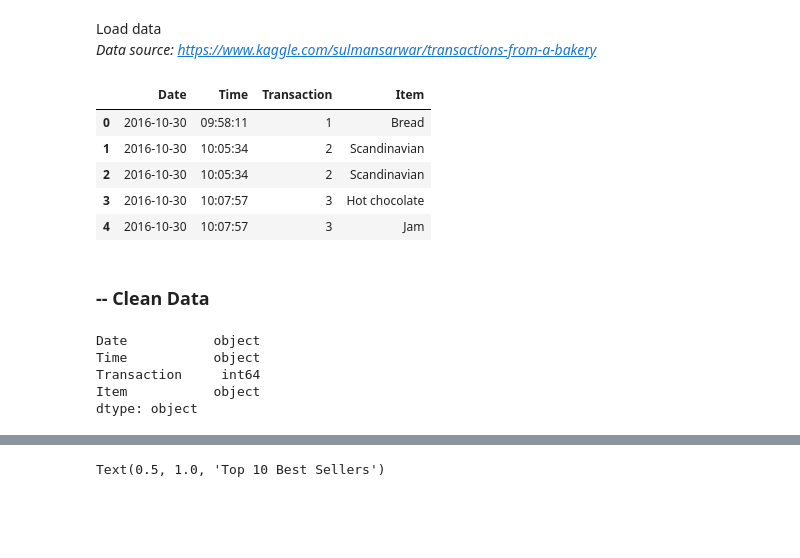
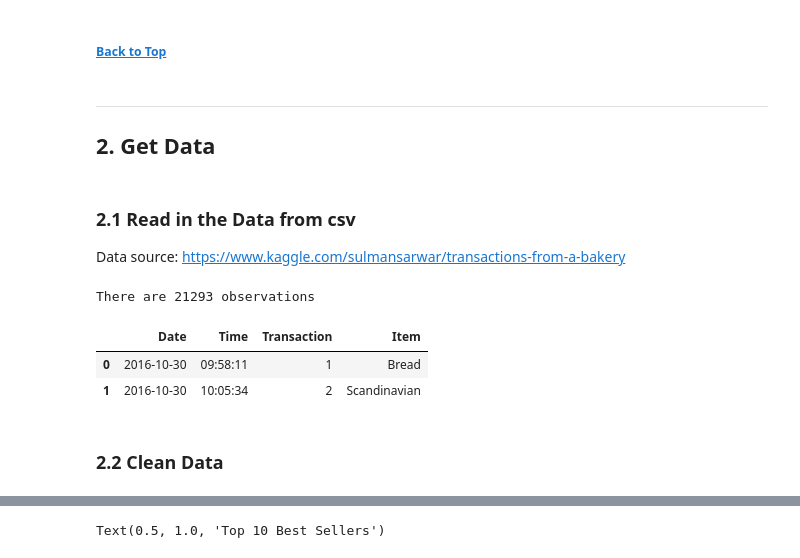
Before and after one commit to jialinwujw/python.projects, a Jupyter notebook: market_basket_analysis/market_basket_analysis.ipynb, the cells around one changed output, grey strips where cells are left out. Drawn from its saved outputs; the diff is of its cells as text; code cells hidden in the pictures; blank space fills up the shorter version.

```diff
--- a/market_basket_analysis/market_basket_analysis.ipynb
+++ b/market_basket_analysis/market_basket_analysis.ipynb
@@ -10,27 +22,24 @@ import numpy as np
 import matplotlib.pyplot as plt
 %matplotlib inline
 import seaborn as sns
+# %% [markdown]
+##### [Back to Top](#Top)
+# %% [markdown]
+---
+## 2. Get Data<a id=2></a>
 # %% [markdown]
-Load data
-<br>
-*Data source: https://www.kaggle.com/sulmansarwar/transactions-from-a-bakery*
+### 2.1 Read in the Data from csv<a id=2.1></a>
+Data source: https://www.kaggle.com/sulmansarwar/transactions-from-a-bakery
 # %%
 df = pd.read_csv("data/transactions_from_a_bakery.csv")
-df.head(5)
+print('There are ' +str(len(df)) + ' observations')
 # %% [output]
-|  | Date | Time | Transaction | Item |
-| 0 | 2016-10-30 | 09:58:11 | 1 | Bread |
-| 1 | 2016-10-30 | 10:05:34 | 2 | Scandinavian |
-| 2 | 2016-10-30 | 10:05:34 | 2 | Scandinavian |
-| 3 | 2016-10-30 | 10:07:57 | 3 | Hot chocolate |
-| 4 | 2016-10-30 | 10:07:57 | 3 | Jam |
+There are 21293 observations
+# %%
+df.head(2)
+# %% [output]
+|  | Date | Time | Transaction | Item |
+| 0 | 2016-10-30 | 09:58:11 | 1 | Bread |
+| 1 | 2016-10-30 | 10:05:34 | 2 | Scandinavian |
 # %% [markdown]
-### -- Clean Data
+### 2.2 Clean Data<a id=2.2></a>
-# %%
-df.dtypes # Check data type
-# %% [output]
-Date           object
-Time           object
-Transaction     int64
-Item           object
-dtype: object
```
Also changed, not shown: parts of 19 cells of this notebook.
